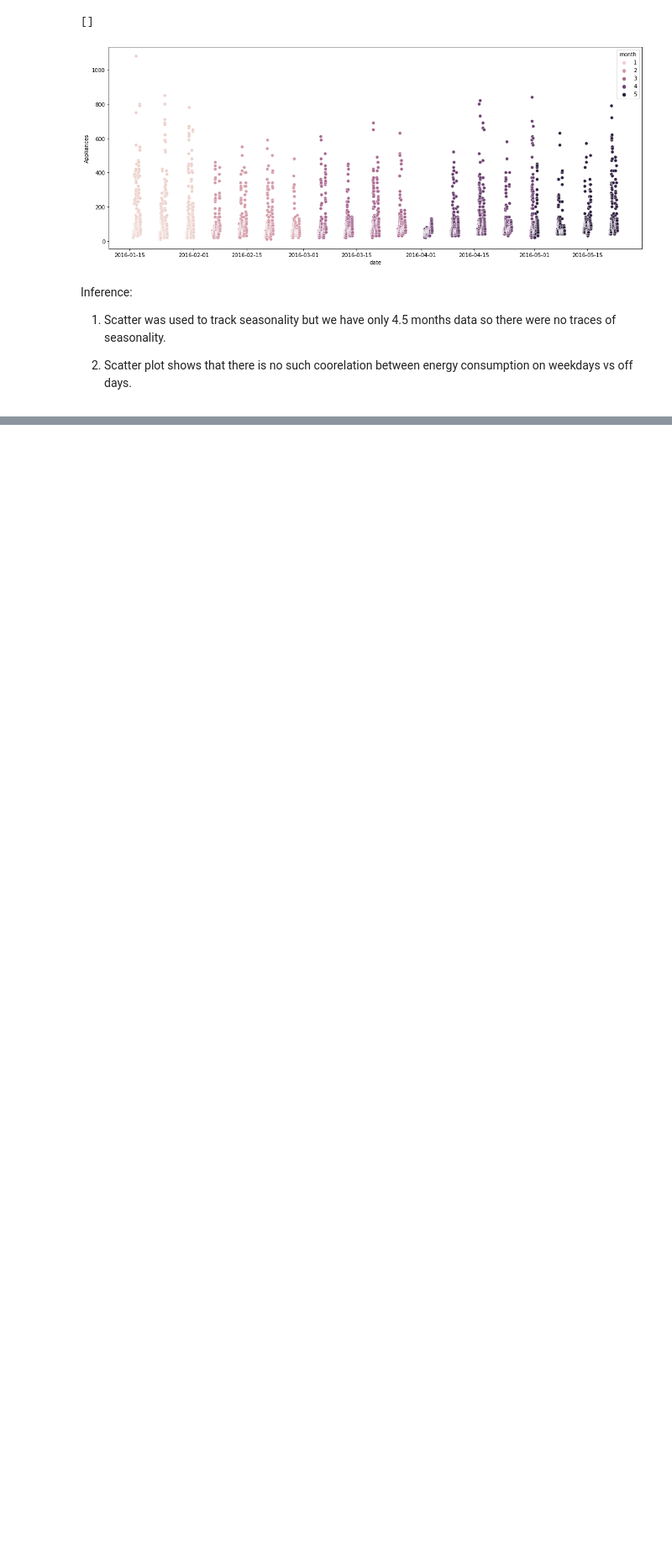
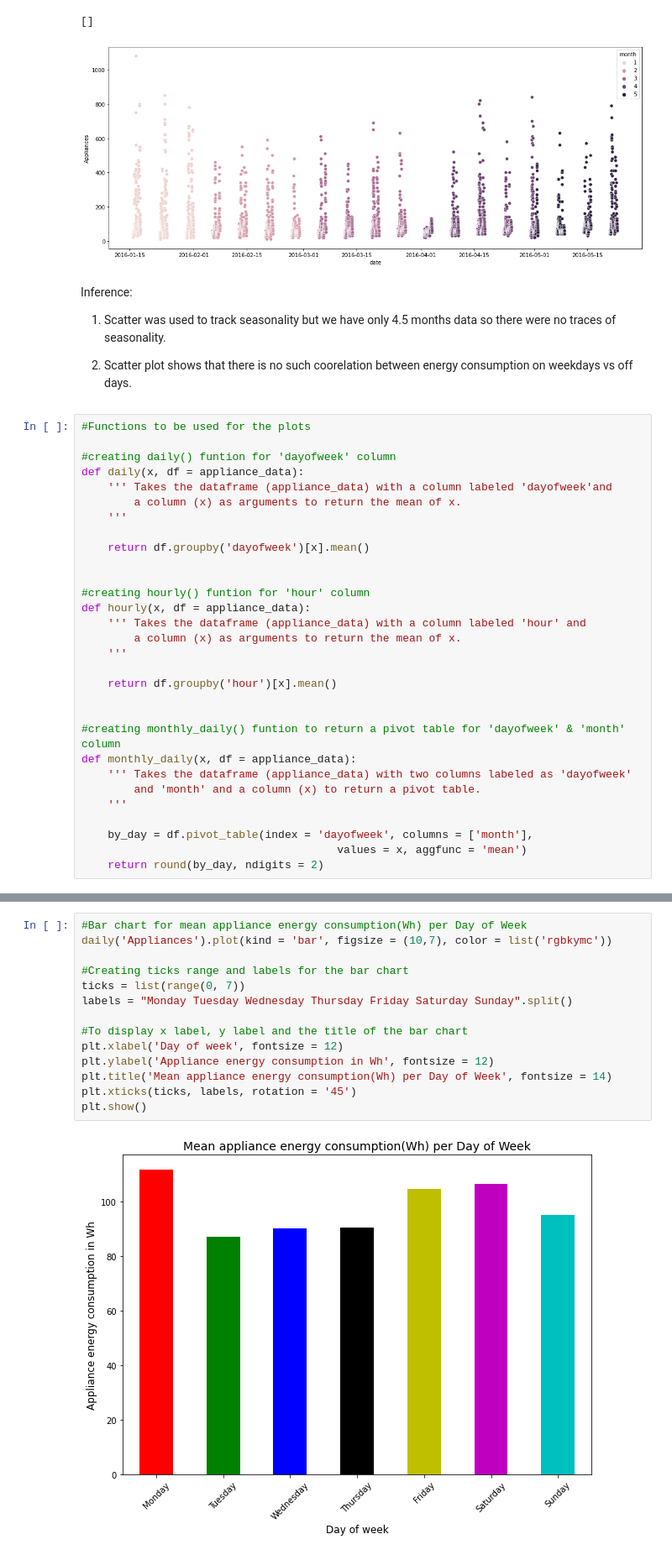
Before and after one commit to Akshadanair/Appliances-Energy-Prediction, a Jupyter notebook: Appliances_Energy_Prediction.ipynb, the cells around one changed output, grey strips where cells are left out. Shown at 84% size. Cells and saved outputs as stored; diff of their text form; blank space fills up the shorter version.

```diff
--- a/Appliances_Energy_Prediction.ipynb
+++ b/Appliances_Energy_Prediction.ipynb
@@ -371,3 +374,33 @@ Inference:
 1. Scatter was used to track seasonality but we have only 4.5 months data so there were no traces of seasonality.
 
 2. Scatter plot shows that there is no such coorelation between energy consumption on weekdays vs off days.
+# %%
+#Functions to be used for the plots
+
+#creating daily() funtion for 'dayofweek' column
+def daily(x, df = appliance_data):
+    ''' Takes the dataframe (appliance_data) with a column labeled 'dayofweek'and
+        a column (x) as arguments to return the mean of x.
+    '''
+
+    return df.groupby('dayofweek')[x].mean()
+
+
+#creating hourly() funtion for 'hour' column
+def hourly(x, df = appliance_data):
+    ''' Takes the dataframe (appliance_data) with a column labeled 'hour' and
+        a column (x) as arguments to return the mean of x.
+    '''
+
+    return df.groupby('hour')[x].mean()
+
+
+#creating monthly_daily() funtion to return a pivot table for 'dayofweek' & 'month' column
+def monthly_daily(x, df = appliance_data):
+    ''' Takes the dataframe (appliance_data) with two columns labeled as 'dayofweek'
+        and 'month' and a column (x) to return a pivot table.
+    '''
+
+    by_day = df.pivot_table(index = 'dayofweek', columns = ['month'],
+                                       values = x, aggfunc = 'mean')
+    return round(by_day, ndigits = 2)
@@ -373,0 +409,16 @@ Inference:
+# %%
+#Bar chart for mean appliance energy consumption(Wh) per Day of Week
+daily('Appliances').plot(kind = 'bar', figsize = (10,7), color = list('rgbkymc'))
+
+#Creating ticks range and labels for the bar chart
+ticks = list(range(0, 7))
+labels = "Monday Tuesday Wednesday Thursday Friday Saturday Sunday".split()
+
+#To display x label, y label and the title of the bar chart
+plt.xlabel('Day of week', fontsize = 12)
+plt.ylabel('Appliance energy consumption in Wh', fontsize = 12)
+plt.title('Mean appliance energy consumption(Wh) per Day of Week', fontsize = 14)
+plt.xticks(ticks, labels, rotation = '45')
+plt.show()
+# %% [output]
+[figure, added]
```
Also changed, not shown: parts of 16 cells of this notebook.
